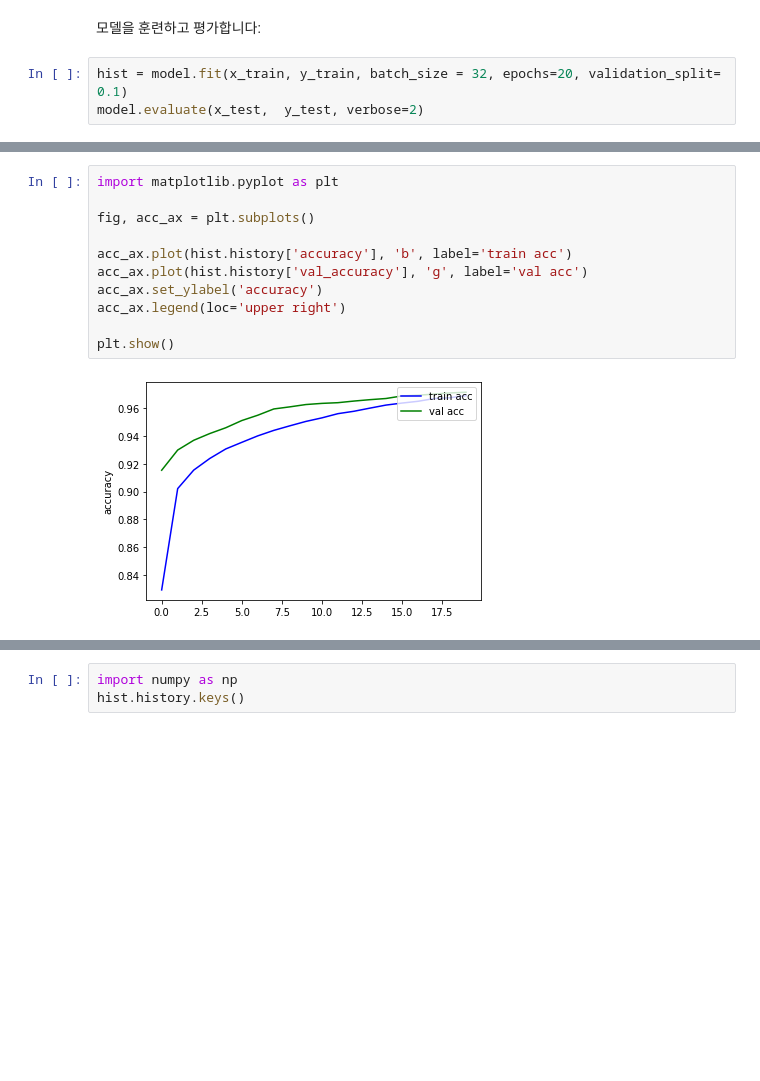
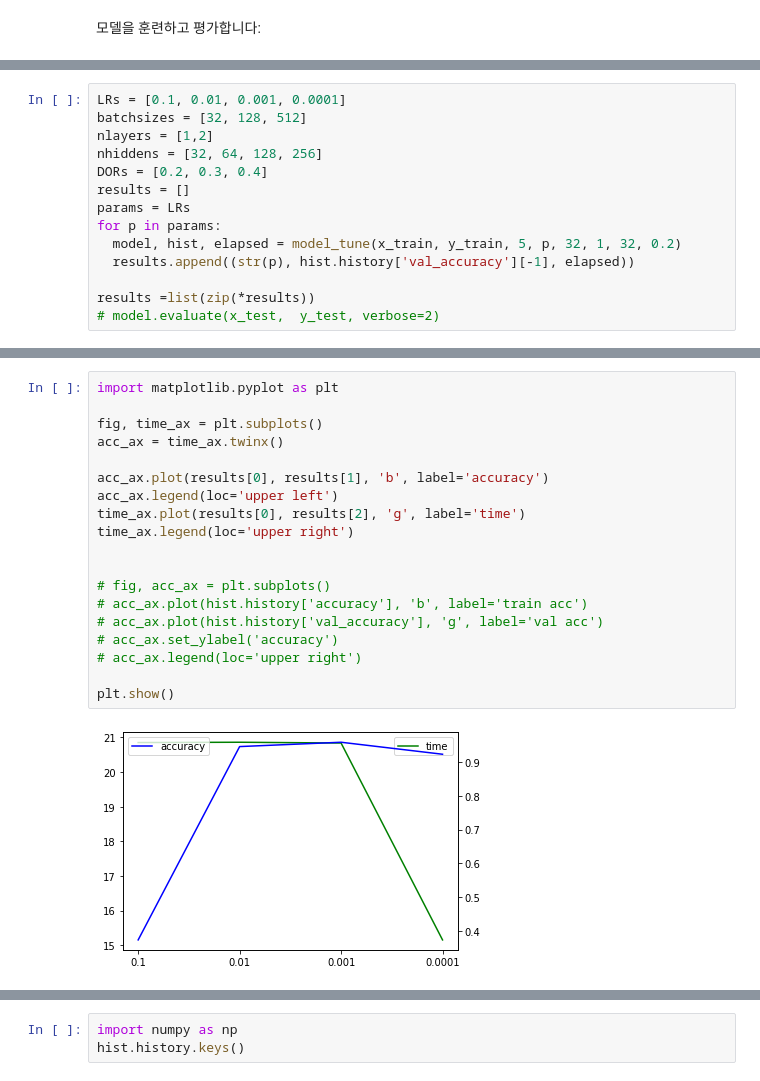
Before and after one commit to mephi82/grad_data_analysis, a Jupyter notebook: site/ko/tutorials/quickstart/beginner-tune.ipynb, the cells around one changed output, grey strips where cells are left out. Saved outputs shown, nothing was run; the diff lists cells and outputs as text; blank space fills up the shorter version.

```diff
--- a/site/ko/tutorials/quickstart/beginner-tune.ipynb
+++ b/site/ko/tutorials/quickstart/beginner-tune.ipynb
@@ -90,5 +84,2 @@ None
 # %% [markdown]
 모델을 훈련하고 평가합니다:
-# %%
-hist = model.fit(x_train, y_train, batch_size = 32, epochs=20, validation_split= 0.1)
-model.evaluate(x_test,  y_test, verbose=2)
@@ -113,0 +86,14 @@ Epoch 20/20
+# %%
+LRs = [0.1, 0.01, 0.001, 0.0001]
+batchsizes = [32, 128, 512]
+nlayers = [1,2]
+nhiddens = [32, 64, 128, 256]
+DORs = [0.2, 0.3, 0.4]
+results = []
+params = LRs
+for p in params:
+  model, hist, elapsed = model_tune(x_train, y_train, 5, p, 32, 1, 32, 0.2)
+  results.append((str(p), hist.history['val_accuracy'][-1], elapsed))
+
+results =list(zip(*results))
+# model.evaluate(x_test,  y_test, verbose=2)
@@ -114,13 +118,21 @@ Epoch 20/20
 # %%
 import matplotlib.pyplot as plt
 
-fig, acc_ax = plt.subplots()
+fig, time_ax = plt.subplots()
+acc_ax = time_ax.twinx()
 
-acc_ax.plot(hist.history['accuracy'], 'b', label='train acc')
-acc_ax.plot(hist.history['val_accuracy'], 'g', label='val acc')
-acc_ax.set_ylabel('accuracy')
-acc_ax.legend(loc='upper right')
+acc_ax.plot(results[0], results[1], 'b', label='accuracy')
+acc_ax.legend(loc='upper left')
+time_ax.plot(results[0], results[2], 'g', label='time')
+time_ax.legend(loc='upper right')
+
+
+# fig, acc_ax = plt.subplots()
+# acc_ax.plot(hist.history['accuracy'], 'b', label='train acc')
+# acc_ax.plot(hist.history['val_accuracy'], 'g', label='val acc')
+# acc_ax.set_ylabel('accuracy')
+# acc_ax.legend(loc='upper right')
 
 plt.show()
 # %% [output]
-[figure, old version]
+[figure, new version]
```
Also changed, not shown: parts of 5 cells of this notebook.
